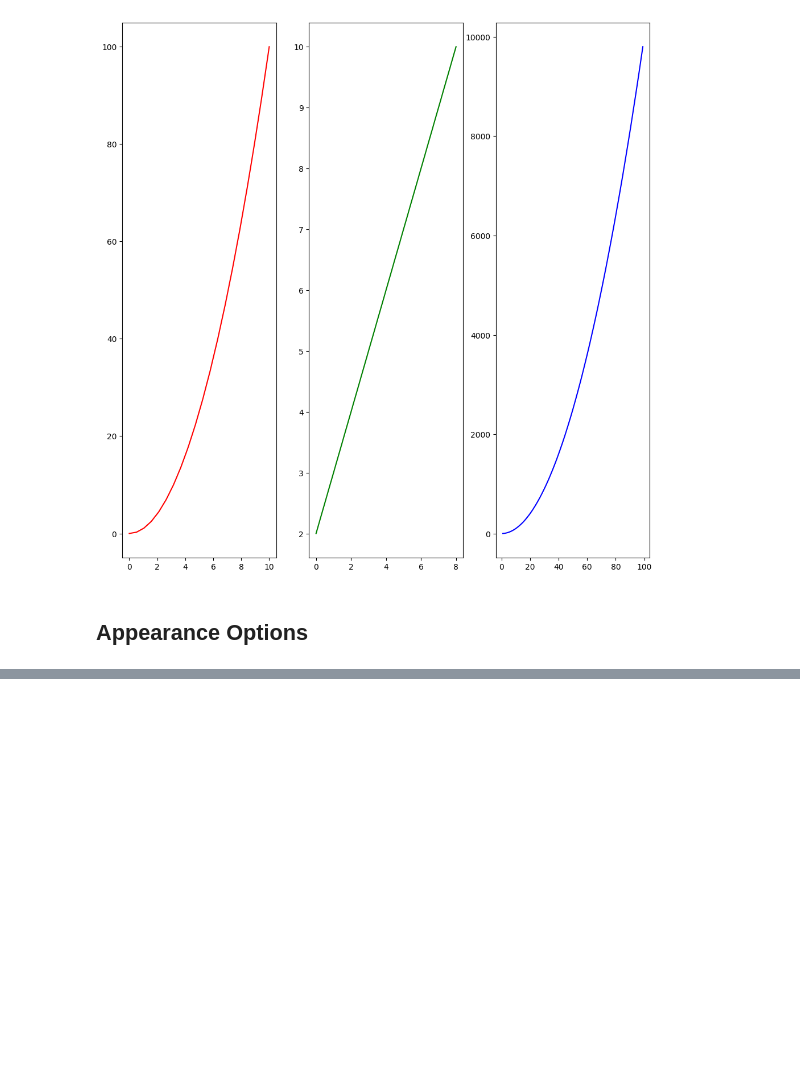
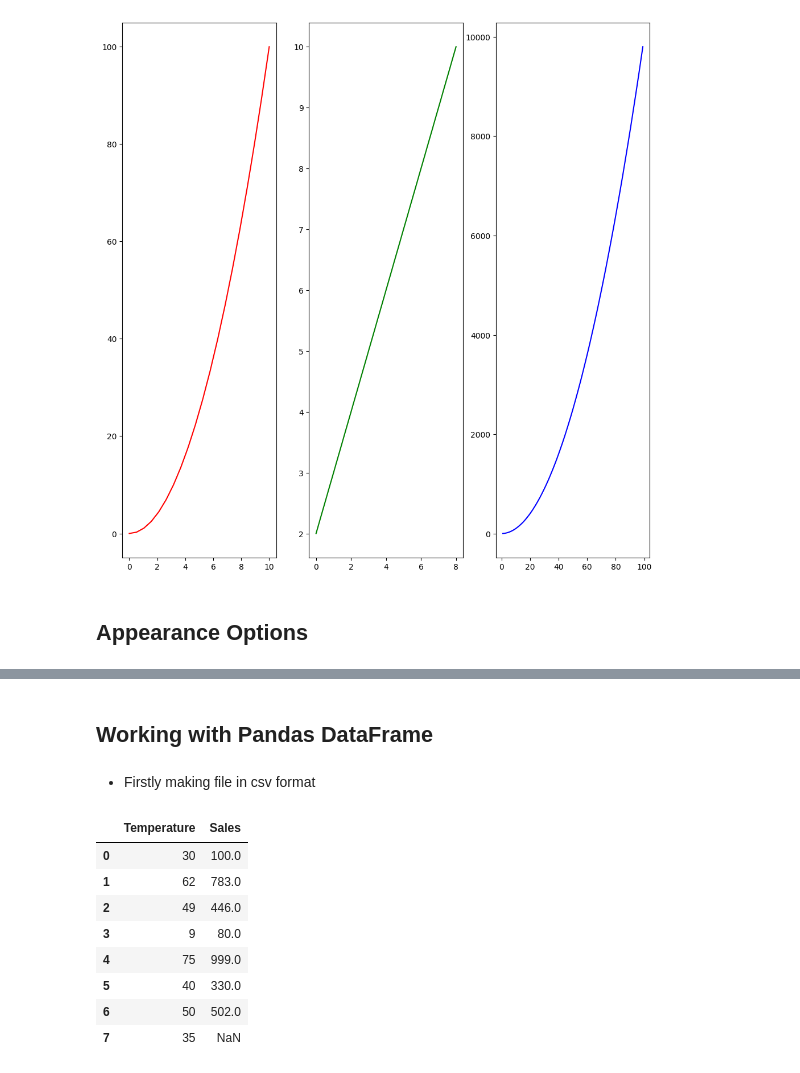
Before and after one commit to Swayam-Ghimire/pandas, a Jupyter notebook: matplotlib.ipynb, the cells around one changed output, grey strips where cells are left out. Cells and saved outputs as stored; diff of their text form; code cells hidden in the pictures; blank space fills up the shorter version.

```diff
--- a/matplotlib.ipynb
+++ b/matplotlib.ipynb
@@ -89,0 +110,19 @@ axes_3[3].grid(True, color='k')
+# %% [markdown]
+## Working with Pandas DataFrame
+# %% [markdown]
+* Firstly making file in csv format
+# %%
+dict1 = {"Temperature":np.array([30,62,49,9,75,40,50,35]), "Sales":np.array([100,783,446,80,999,330,502,np.nan])}
+df = pd.DataFrame(dict1)
+df.to_csv("icecream.csv", index=False)
+df
+# %% [output]
+|  | Temperature | Sales |
+| 0 | 30 | 100.0 |
+| 1 | 62 | 783.0 |
+| 2 | 49 | 446.0 |
+| 3 | 9 | 80.0 |
+| 4 | 75 | 999.0 |
+| 5 | 40 | 330.0 |
+| 6 | 50 | 502.0 |
+| 7 | 35 | NaN |
```
Also changed, not shown: parts of 6 cells of this notebook, 1 other file.
